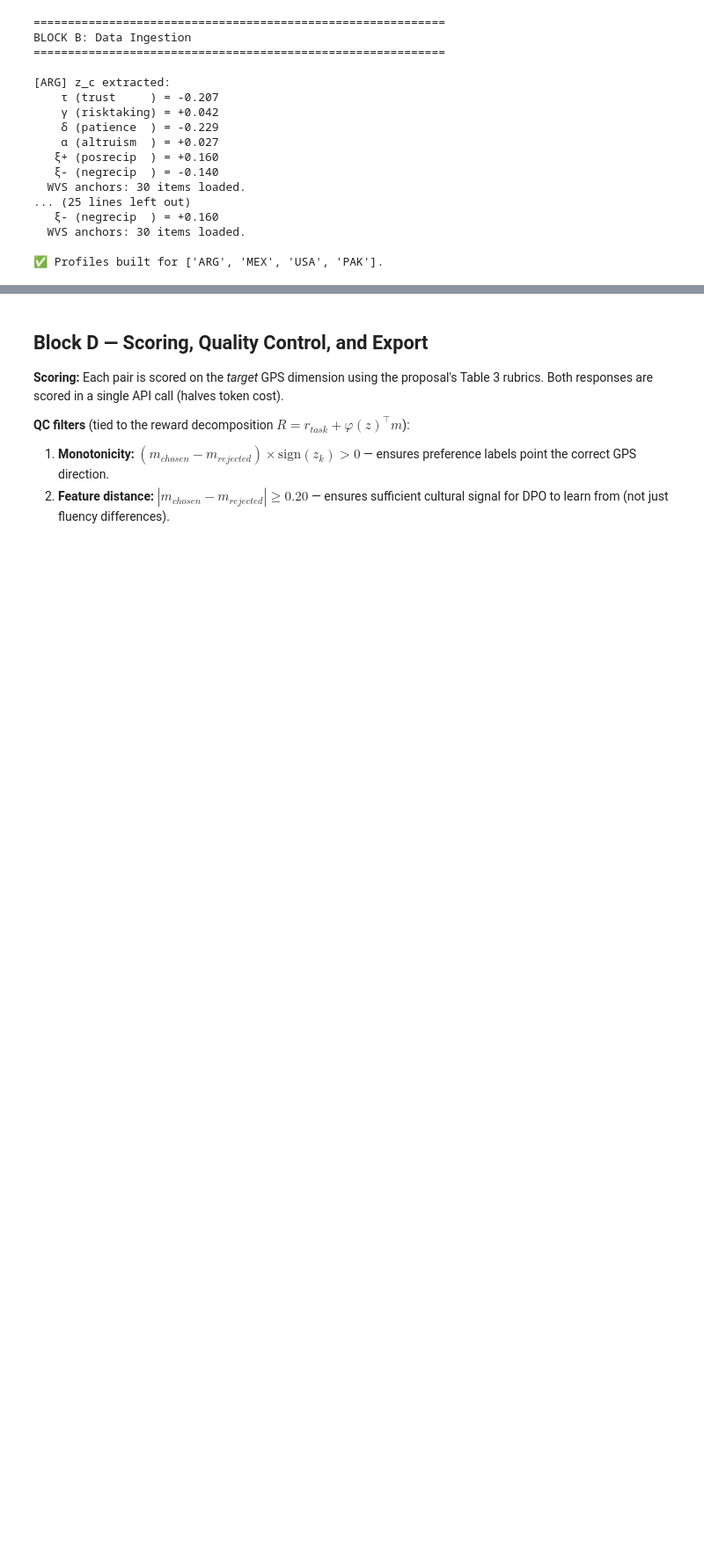
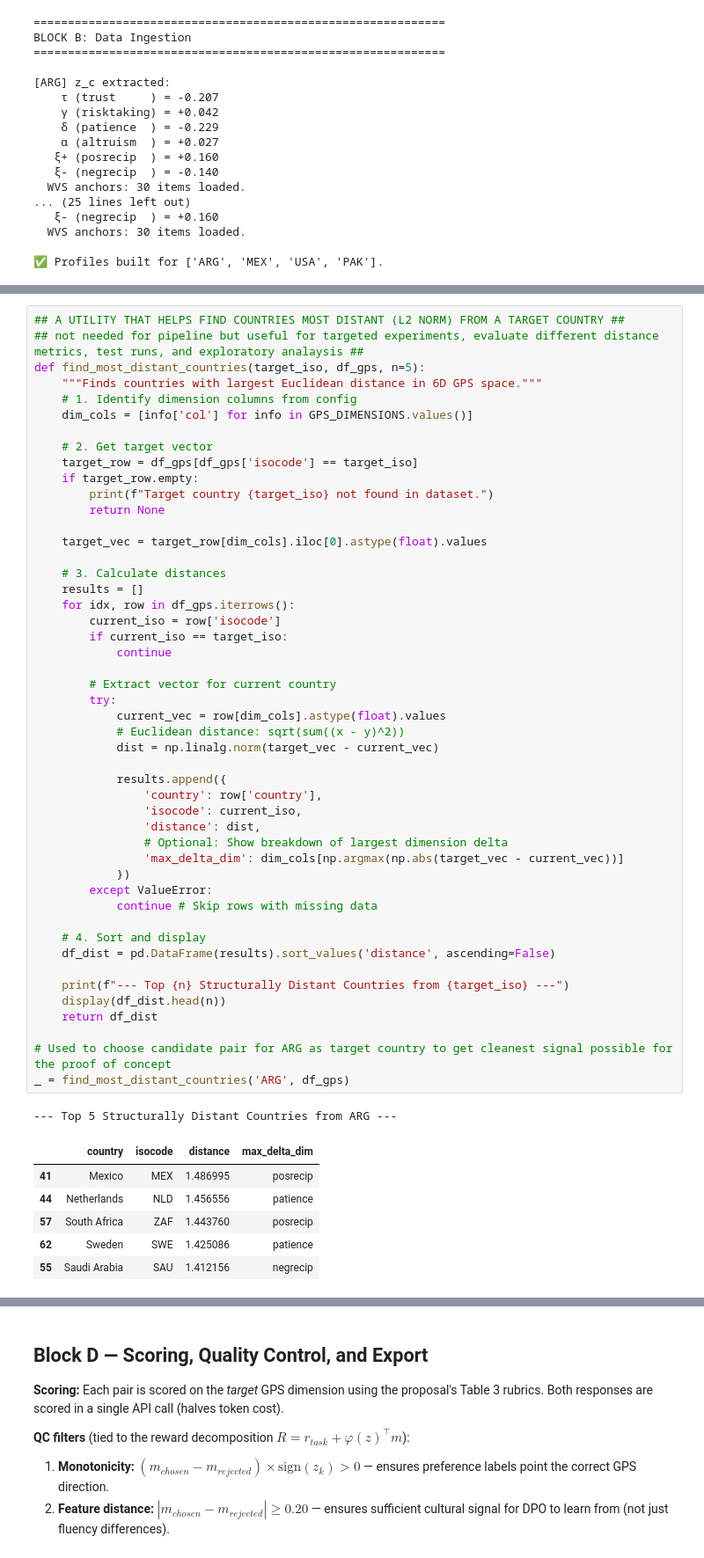
Before and after one commit to EconLLM-Lab/SCA2_PofW, a Jupyter notebook: SCA2_SyntheticDataGeneration_v3.ipynb, the cells around one changed output, grey strips where cells are left out. Shown at 88% size. Drawn from its saved outputs; the diff is of its cells as text; blank space fills up the shorter version.

Commit message:
latest data gen notebook version

```diff
--- a/synthetic_generation/SCA2_SyntheticDataGeneration_v3.ipynb
+++ b/SCA2_SyntheticDataGeneration_v3.ipynb
@@ -420,2 +422,58 @@ domains). Paired responses use `temperature=0.7` (slightly lower for quality and
 while still allowing natural variation).
+# %%
+## A UTILITY THAT HELPS FIND COUNTRIES MOST DISTANT (L2 NORM) FROM A TARGET COUNTRY ##
+## not needed for pipeline but useful for targeted experiments, evaluate different distance metrics, test runs, and exploratory analaysis ##
+def find_most_distant_countries(target_iso, df_gps, n=5):
+    """Finds countries with largest Euclidean distance in 6D GPS space."""
+    # 1. Identify dimension columns from config
+    dim_cols = [info['col'] for info in GPS_DIMENSIONS.values()]
+
+    # 2. Get target vector
+    target_row = df_gps[df_gps['isocode'] == target_iso]
+    if target_row.empty:
+        print(f"Target country {target_iso} not found in dataset.")
+        return None
+
+    target_vec = target_row[dim_cols].iloc[0].astype(float).values
+
+    # 3. Calculate distances
+    results = []
+    for idx, row in df_gps.iterrows():
+        current_iso = row['isocode']
+        if current_iso == target_iso:
+            continue
+
+        # Extract vector for current country
+        try:
+            current_vec = row[dim_cols].astype(float).values
+            # Euclidean distance: sqrt(sum((x - y)^2))
+            dist = np.linalg.norm(target_vec - current_vec)
+
+            results.append({
+                'country': row['country'],
+                'isocode': current_iso,
+                'distance': dist,
+                # Optional: Show breakdown of largest dimension delta
+                'max_delta_dim': dim_cols[np.argmax(np.abs(target_vec - current_vec))]
+            })
+        except ValueError:
+            continue # Skip rows with missing data
+
+    # 4. Sort and display
+    df_dist = pd.DataFrame(results).sort_values('distance', ascending=False)
+
+    print(f"--- Top {n} Structurally Distant Countries from {target_iso} ---")
+    display(df_dist.head(n))
+    return df_dist
+
+# Used to choose candidate pair for ARG as target country to get cleanest signal possible for the proof of concept
+_ = find_most_distant_countries('ARG', df_gps)
+# %% [output]
+--- Top 5 Structurally Distant Countries from ARG ---
+|  | country | isocode | distance | max_delta_dim |
+| 41 | Mexico | MEX | 1.486995 | posrecip |
+| 44 | Netherlands | NLD | 1.456556 | patience |
+| 57 | South Africa | ZAF | 1.443760 | posrecip |
+| 62 | Sweden | SWE | 1.425086 | patience |
+| 55 | Saudi Arabia | SAU | 1.412156 | negrecip |
 # %%
```
Also changed, not shown: parts of 3 cells of this notebook, 1 other file.
